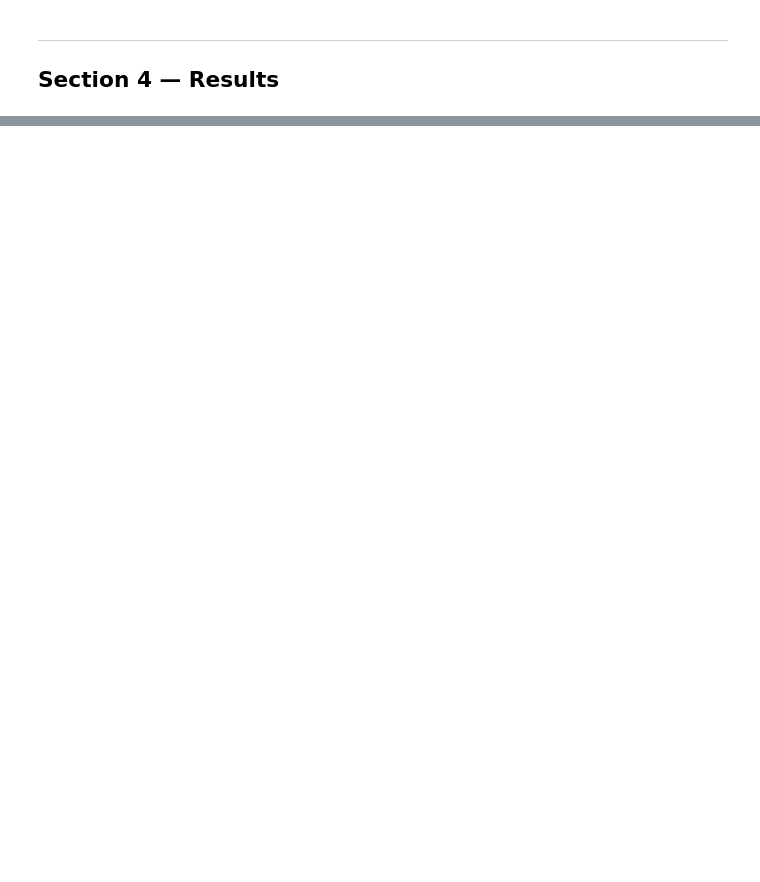
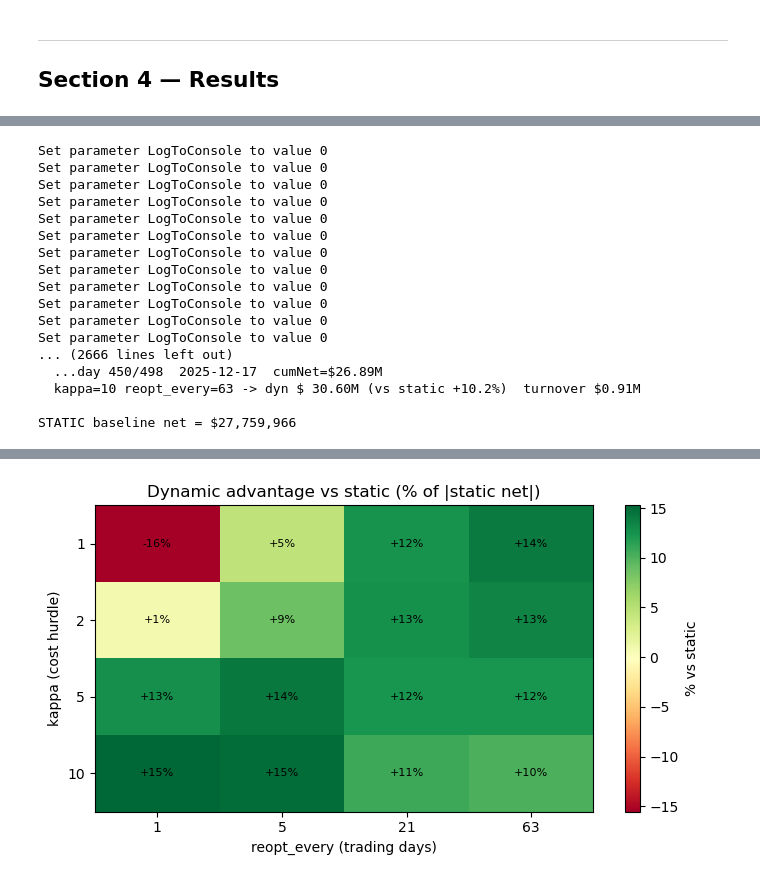
Before and after one commit to tutur787/Pyxidr-Capstone-Project, a Jupyter notebook: Optimization/FABN_Optimizer_SAP_Backtest.ipynb, the cells around one changed output, grey strips where cells are left out. Cells and saved outputs as stored; diff of their text form; code cells hidden in the pictures; blank space fills up the shorter version.

```diff
--- a/Optimization/FABN_Optimizer_SAP_Backtest.ipynb
+++ b/Optimization/FABN_Optimizer_SAP_Backtest.ipynb
@@ -399,0 +652,59 @@ display(dyn_df[["date","status","NII","Capital","Turnover","Net","CumNet","n_tra
+# %%
+# =============================================================================
+# 1B — Turnover levers: kappa (LP cost hurdle) × reopt_every (rebalance frequency)
+# =============================================================================
+# Static is the same baseline for every cell (solve once on day 0, then hold).
+# Each dynamic run is a full daily backtest, so this is ~16 backtests — a few
+# minutes at STEP=1. Lower the grid or raise STEP for a quick trial.
+import itertools
+
+sta_total = sta_df["Net"].sum()
+_den = abs(sta_total) if abs(sta_total) > 1.0 else float("nan")   # guard divide-by-zero
+_rows = []
+for _kappa, _every in itertools.product([1, 2, 5, 10], [1, 5, 21, 63]):
+    _P = dict(PARAMS, kappa=_kappa)
+    _df, _ = run_daily(dynamic=True, reopt_every=_every, params=_P)
+    _dyn = _df["Net"].sum()
+    _rows.append(dict(kappa=_kappa, reopt_every=_every, dyn_net=_dyn,
+                      adv_vs_static=_dyn - sta_total,
+                      turnover=_df["Turnover"].sum(),
+                      notional=_df["traded_notional"].sum(),
+                      trade_days=int((_df["n_trades"] > 0).sum())))
+    print(f"  kappa={_kappa:<2} reopt_every={_every:<2} -> dyn ${_dyn/1e6:6.2f}M "
+          f"(vs static {(_dyn-sta_total)/_den*100:+.1f}%)  turnover ${_df['Turnover'].sum()/1e6:.2f}M")
+
+sweep = pd.DataFrame(_rows)
+sweep["adv_%"] = sweep["adv_vs_static"] / _den * 100
+print(f"\nSTATIC baseline net = ${sta_total:,.0f}"
+      + ("" if abs(sta_total) > 1.0 else "   <-- ~0, so adv_% is n/a; compare dyn_net directly"))
+display(sweep.sort_values("dyn_net", ascending=False).reset_index(drop=True))
+
+# Heatmap: dynamic advantage vs static across the lever grid
+piv = sweep.pivot(index="kappa", columns="reopt_every", values="adv_%")
+fig, ax = plt.subplots(figsize=(7, 4))
+im = ax.imshow(piv.values, cmap="RdYlGn", aspect="auto")
+ax.set_xticks(range(len(piv.columns))); ax.set_xticklabels(piv.columns)
+ax.set_yticks(range(len(piv.index)));   ax.set_yticklabels(piv.index)
+ax.set_xlabel("reopt_every (trading days)"); ax.set_ylabel("kappa (cost hurdle)")
+ax.set_title("Dynamic advantage vs static (% of |static net|)")
+for (i, j), v in np.ndenumerate(piv.values):
+    ax.text(j, i, f"{v:+.0f}%" if np.isfinite(v) else "n/a", ha="center", va="center", fontsize=8)
+fig.colorbar(im, ax=ax, label="% vs static"); plt.tight_layout(); plt.show()
+# %% [output]
+Set parameter LogToConsole to value 0
+Set parameter LogToConsole to value 0
+Set parameter LogToConsole to value 0
+Set parameter LogToConsole to value 0
+Set parameter LogToConsole to value 0
+Set parameter LogToConsole to value 0
+Set parameter LogToConsole to value 0
+Set parameter LogToConsole to value 0
+Set parameter LogToConsole to value 0
+Set parameter LogToConsole to value 0
+Set parameter LogToConsole to value 0
+Set parameter LogToConsole to value 0
+... (2666 lines left out)
+  ...day 450/498  2025-12-17  cumNet=$26.89M
+  kappa=10 reopt_every=63 -> dyn $ 30.60M (vs static +10.2%)  turnover $0.91M
+
+STATIC baseline net = $27,759,966
@@ -400,3 +728,4 @@ display(dyn_df[["date","status","NII","Capital","Turnover","Net","CumNet","n_tra
+[figure, added]
 # %%
 # Fig 1: cumulative net statutory income, dynamic vs static
 fig, ax = plt.subplots(figsize=(10,5))
```
Also changed, not shown: parts of 21 cells of this notebook, 6 other files.
